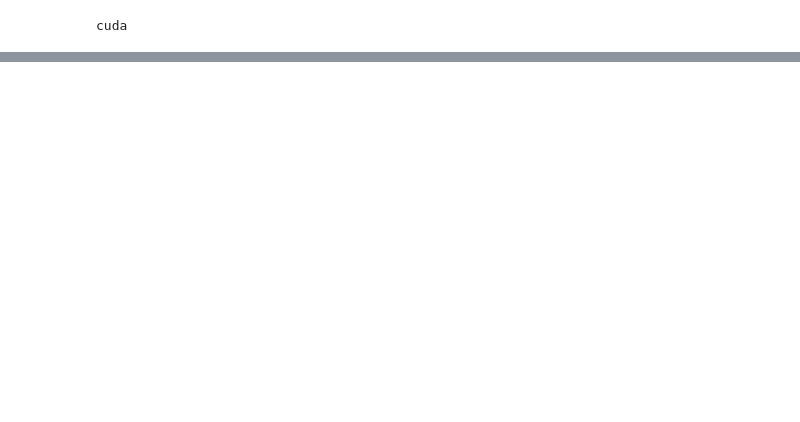
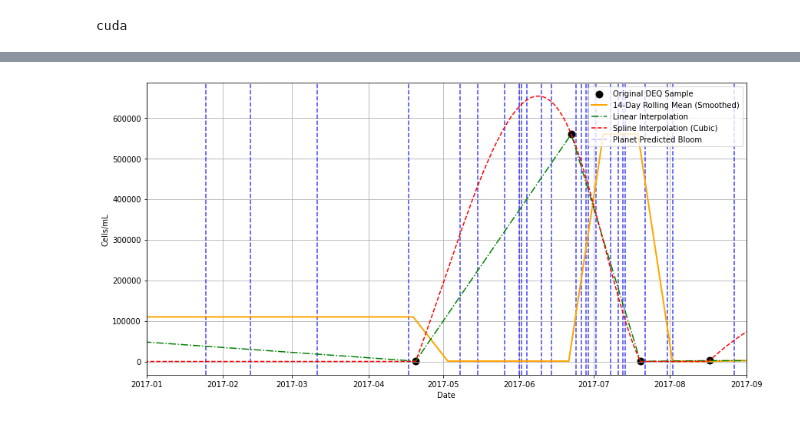
Before and after one commit to sscott108/Blooms, a Jupyter notebook: Bloom_Classification/Planet_run/evaluation/time_eval.ipynb, the cells around one changed output, grey strips where cells are left out. Saved outputs shown, nothing was run; the diff lists cells and outputs as text; code cells hidden in the pictures; blank space fills up the shorter version.

```diff
--- a/Bloom_Classification/Planet_run/evaluation/time_eval.ipynb
+++ b/Bloom_Classification/Planet_run/evaluation/time_eval.ipynb
@@ -111,3 +96,64 @@ plt.show()
+# %%
+import matplotlib.pyplot as plt
+import numpy as np
+from scipy.optimize import curve_fit
+
+resampled_df = df.resample('D').mean()
+
+# Exponential smoothing + rolling mean (your existing method)
+resampled_df['exp'] = resampled_df[loc].ewm(alpha=.5, adjust=False).mean()
+resampled_df['rolling_mean'] = resampled_df['exp'].rolling(window=14, min_periods=1).mean()
+resampled_df['rolling_mean'] = resampled_df['rolling_mean'].clip(lower=0)   # ensure ≥ 0
+
+# ---- Interpolation Methods ----
+# Linear interpolation
+resampled_df['linear'] = resampled_df[loc].interpolate(method='linear').clip(lower=0)
+
+# Spline interpolation (cubic spline)
+resampled_df['spline'] = resampled_df[loc].interpolate(method='spline', order=3).clip(lower=0)
+
+# ---- Plotting ----
+plt.figure(figsize=(14, 7))
+
+# Vertical bars (bloom dates)
+df7 = df7.loc[df7['pred'] == 1].drop_duplicates()
+
+for date in df7['date']:
+    plt.axvline(x=date, color='blue', alpha=0.75, linestyle='--', label='_nolegend_')
+
+# Original points
+plt.scatter(resampled_df.index, resampled_df[loc],
+            label='Original DEQ Sample', c='k', s=80, marker='o')
+
+# Rolling mean
+plt.plot(resampled_df.index, resampled_df['rolling_mean'],
+         label='14-Day Rolling Mean (Smoothed)', color='orange', linewidth=2)
+
+# Linear interpolation
+plt.plot(resampled_df.index, resampled_df['linear'],
+         label='Linear Interpolation', color='green', linestyle='-.')
+
+# Spline interpolation
+plt.plot(resampled_df.index, resampled_df['spline'],
+         label='Spline Interpolation (Cubic)', color='red', linestyle='--')
+
+
+# LOESS (if enabled)
+# plt.plot(resampled_df.index, resampled_df['loess'],
+#          label='LOESS (Local Regression)', color='purple', linestyle=':')
+
+# Formatting
+plt.axvline(x=df7['date'].iloc[0], color='blue', alpha=0.25, linestyle='--',
+            label='Planet Predicted Bloom')
+plt.xlabel('Date')
+plt.ylabel('Cells/mL')
+plt.xlim([pd.to_datetime("2017-01-01"), pd.to_datetime("2017-09-01")])
+
+plt.legend(loc=1)
+plt.grid(True)
+plt.show()
+# %% [output]
+[figure, added]
 # %%
 resampled_df= resampled_df.drop(resampled_df.columns[resampled_df.columns.str.startswith('Unnamed:')], axis=1)
 
```
Also changed, not shown: parts of 10 cells of this notebook, 1 other file.
